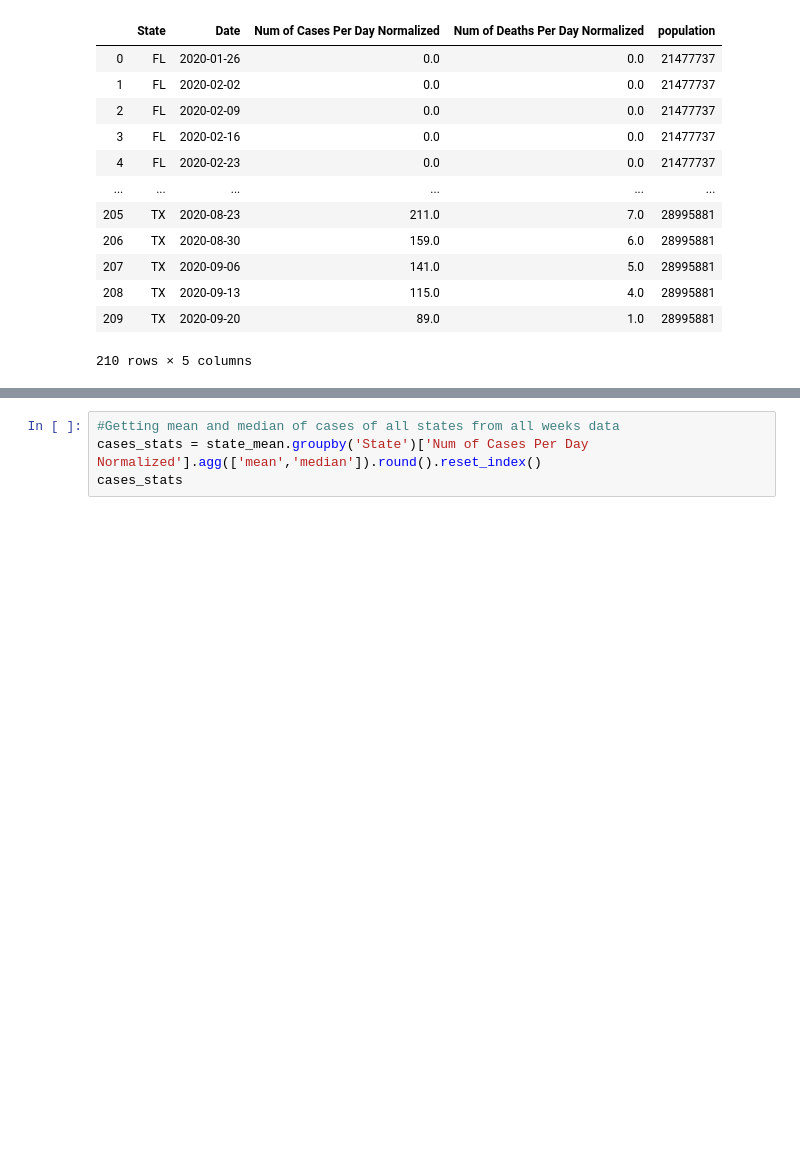
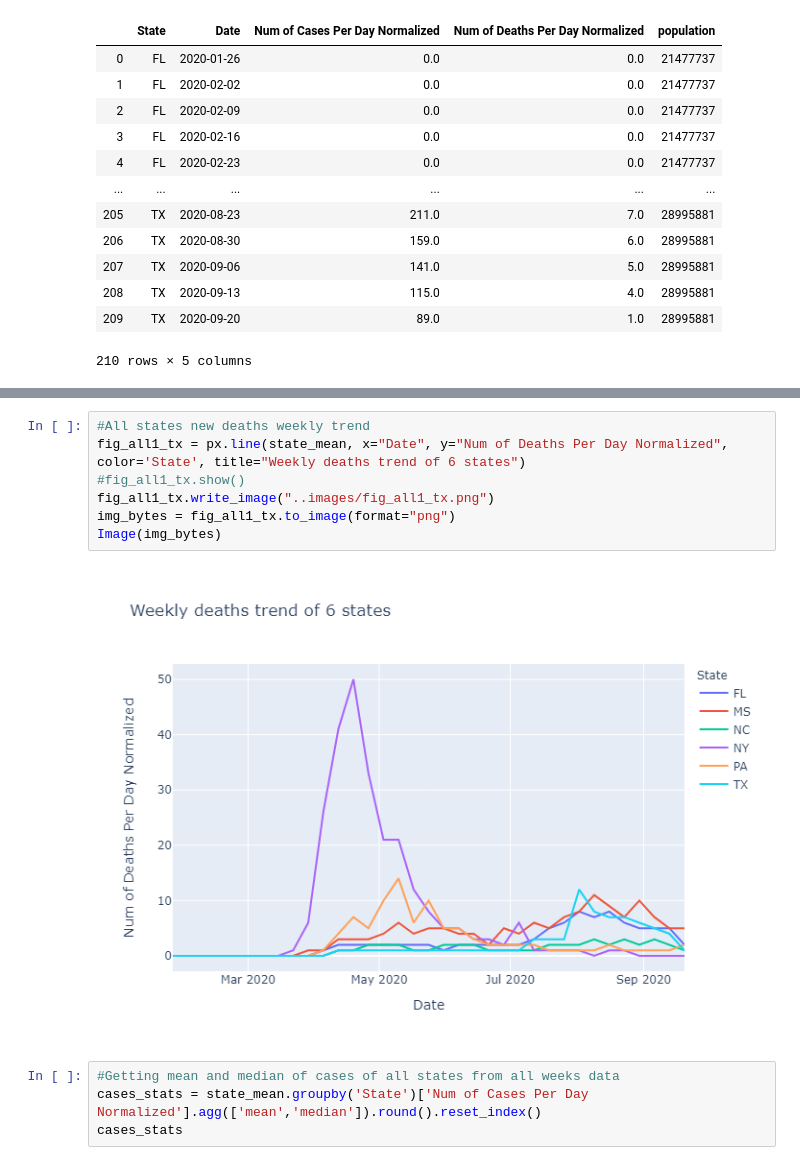
Before and after one commit to EricCortes14/Data-Science-COVID-19-Project, a Jupyter notebook: src/employment_stage2.ipynb, the cells around one changed output, grey strips where cells are left out. Drawn from its saved outputs; the diff is of its cells as text; blank space fills up the shorter version.

```diff
--- a/src/employment_stage2.ipynb
+++ b/src/employment_stage2.ipynb
@@ -308,6 +320,15 @@ img_bytes = fig_all_tx.to_image(format="png")
 Image(img_bytes)
 # %% [output]
 [figure]
+# %%
+#All states new deaths weekly trend
+fig_all1_tx = px.line(state_mean, x="Date", y="Num of Deaths Per Day Normalized", color='State', title="Weekly deaths trend of 6 states")
+#fig_all1_tx.show()
+fig_all1_tx.write_image("..images/fig_all1_tx.png")
+img_bytes = fig_all1_tx.to_image(format="png")
+Image(img_bytes)
+# %% [output]
+[figure, added]
 # %%
 #Getting mean and median of cases of all states from all weeks data
 cases_stats = state_mean.groupby('State')['Num of Cases Per Day Normalized'].agg(['mean','median']).round().reset_index()
```
Also changed, not shown: parts of 21 cells of this notebook, 3 other files.
